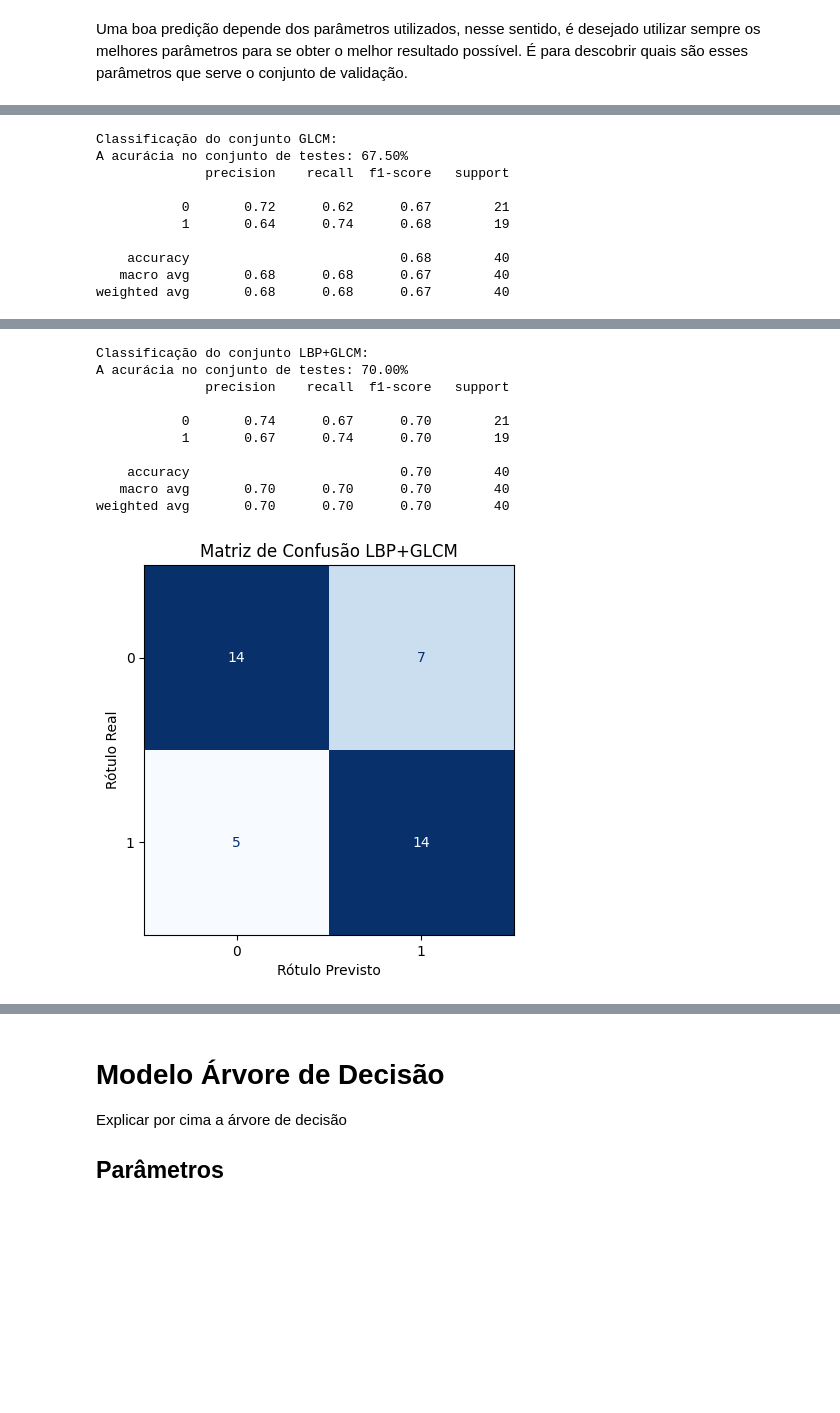
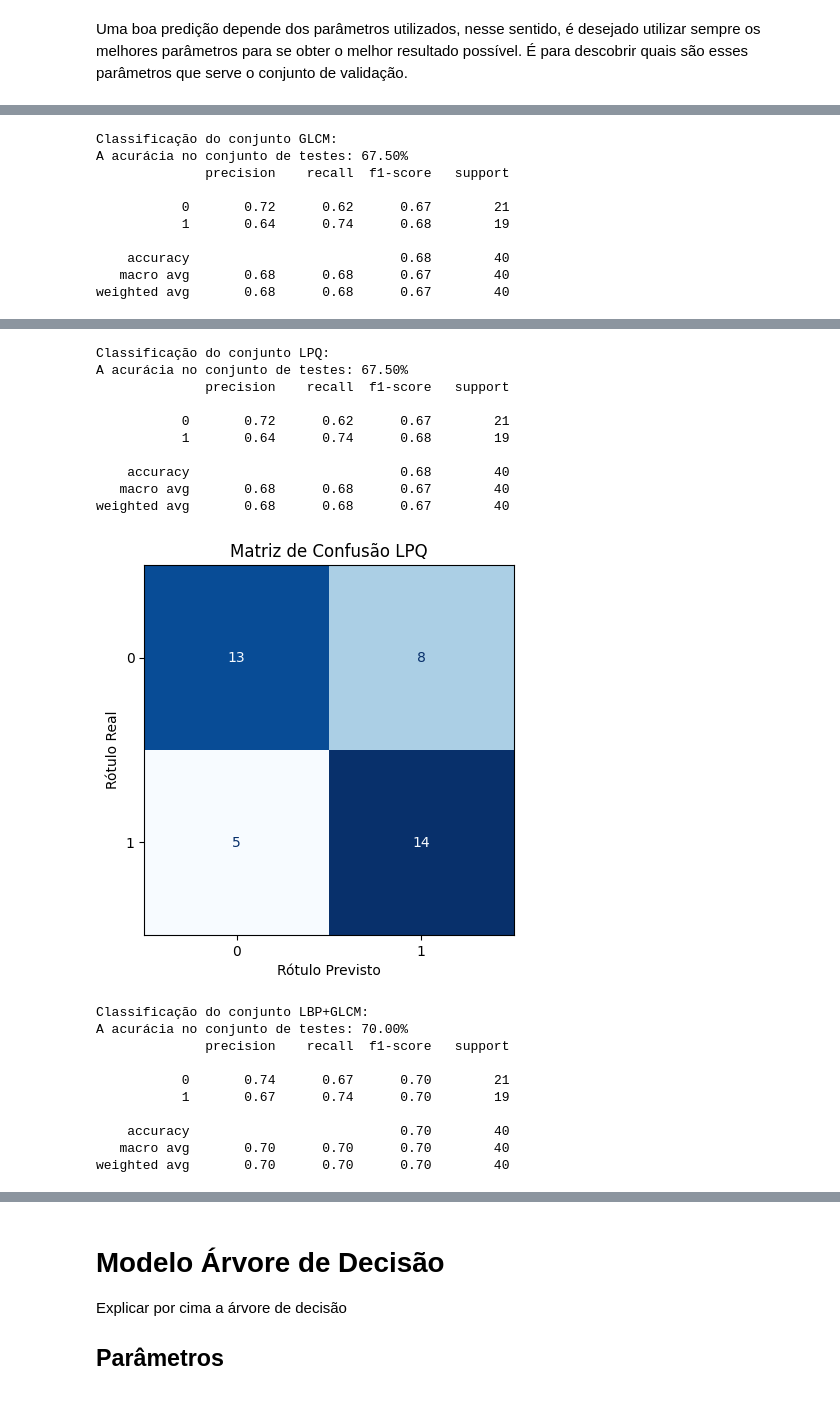
Before and after one commit to afmireski/images_classificator, a Jupyter notebook: main.ipynb, the cells around one changed output, grey strips where cells are left out. Cells and saved outputs as stored; diff of their text form; code cells hidden in the pictures; blank space fills up the shorter version.

```diff
--- a/main.ipynb
+++ b/main.ipynb
@@ -344,12 +390,19 @@ from sklearn.model_selection import train_test_split
 from sklearn.preprocessing import StandardScaler
 # %%
 # Extraí os conjuntos e os labels da estrutura de dados:
-[X_lbp, X_glcm, y] = features
+[X_lbp, X_glcm, X_lpq, y] = features
 X_lbp_glcm = np.hstack((X_lbp, X_glcm)) # Merge das duas características
+X_lbp_lpq = np.hstack((X_lbp, X_lpq)) # Merge das duas características
+X_glcm_lpq = np.hstack((X_glcm, X_lpq)) # Merge das duas características
+X_lbp_glcm_lpq = np.hstack((X_lbp, X_glcm, X_lpq)) # Merge das três características
 
 print(f"X_lbp: {X_lbp.shape}")
 print(f"X_glcm: {X_glcm.shape}")
+print(f"X_lpq: {X_lpq.shape}")
 print(f"X_lbp_glcm: {X_lbp_glcm.shape}")
+print(f"X_lbp_lpq: {X_lbp_lpq.shape}")
+print(f"X_glcm_lpq: {X_glcm_lpq.shape}")
+print(f"X_lbp_glcm_lpq: {X_lbp_glcm_lpq.shape}")
 
 def split_data(X, y, test_size=0.2, validation_size=0.2):
     # Divide dos dados em conjunto de treino e teste
@@ -376,7 +429,11 @@ def split_data(X, y, test_size=0.2, validation_size=0.2):
 
 set_lbp = split_data(X_lbp, y)
 set_glcm = split_data(X_glcm, y)
+set_lpq = split_data(X_lpq, y)
 set_lbp_glcm = split_data(X_lbp_glcm, y)
+set_lbp_lpq = split_data(X_lbp_lpq, y)
+set_glcm_lpq = split_data(X_glcm_lpq, y)
+set_lbp_glcm_lpq = split_data(X_lbp_glcm_lpq, y)
 # %% [output]
 X_lbp: (200, 59)
 X_glcm: (200, 72)
@@ -475,8 +536,20 @@ tuned_knn_lbp = tune_knn(K_ARRAY, DISTANCE_METRICS, set_lbp[0], set_lbp[1], logs
 print("\nOtimizando Conjunto GLCM:")
 tuned_knn_glcm = tune_knn(K_ARRAY, DISTANCE_METRICS, set_glcm[0], set_glcm[1], logs=show_logs)
 
+print("\nOtimizando Conjunto LPQ:")
+tuned_knn_lpq = tune_knn(K_ARRAY, DISTANCE_METRICS, set_lpq[0], set_lpq[1], logs=show_logs)
+
 print("\nOtimizando Conjunto LBP+GLCM:")
 tuned_knn_lbp_glcm = tune_knn(K_ARRAY, DISTANCE_METRICS, set_lbp_glcm[0], set_lbp_glcm[1], logs=show_logs)
+
+print("\nOtimizando Conjunto LBP+LPQ:")
+tuned_knn_lbp_lpq = tune_knn(K_ARRAY, DISTANCE_METRICS, set_lbp_lpq[0], set_lbp_lpq[1], logs=show_logs)
+
+print("\nOtimizando Conjunto GLCM+LPQ:")
+tuned_knn_glcm_lpq = tune_knn(K_ARRAY, DISTANCE_METRICS, set_glcm_lpq[0], set_glcm_lpq[1], logs=show_logs)
+
+print("\nOtimizando Conjunto LBP+GLCM+LPQ:")
+tuned_knn_lbp_glcm_lpq = tune_knn(K_ARRAY, DISTANCE_METRICS, set_lbp_glcm_lpq[0], set_lbp_glcm_lpq[1], logs=show_logs)
 # %% [output]
 Otimizando Conjunto LBP:
 Melhor combinação de parâmetros: K=7, métrica=euclidean
@@ -490,7 +575,12 @@ Melhor combinação de parâmetros: K=1, métrica=manhattan
 # Classificando o conjunto de testes
 [ad_lbp, _, _] = tuned_knn_lbp
 [knn_glcm, _, _] = tuned_knn_glcm
+[knn_lpq, _, _] = tuned_knn_lpq
 [knn_lbp_glcm, _, _] = tuned_knn_lbp_glcm
+[knn_lbp_lpq, _, _] = tuned_knn_lbp_lpq
+[knn_glcm_lpq, _, _] = tuned_knn_glcm_lpq
+[knn_lbp_glcm_lpq, _, _] = tuned_knn_lbp_glcm_lpq
+
 
 def predict_knn(knn, X, y, title=""):
     predict = knn.predict(X)
@@ -503,39 +593,61 @@ predict_knn(ad_lbp, set_lbp[2][0], set_lbp[2][1], title="LBP")
 print("Classificação do conjunto GLCM:")
 predict_knn(knn_glcm, set_glcm[2][0], set_glcm[2][1], title="GLCM")
 
+print("Classificação do conjunto LPQ:")
+predict_knn(knn_lpq, set_lpq[2][0], set_lpq[2][1], title="LPQ")
+
 print("Classificação do conjunto LBP+GLCM:")
 predict_knn(knn_lbp_glcm, set_lbp_glcm[2][0], set_lbp_glcm[2][1], title="LBP+GLCM")
+
+print("Classificação do conjunto LBP+LPQ:")
+predict_knn(knn_lbp_lpq, set_lbp_lpq[2][0], set_lbp_lpq[2][1], title="LBP+LPQ")
+
+print("Classificação do conjunto GLCM+LPQ:")
+predict_knn(knn_glcm_lpq, set_glcm_lpq[2][0], set_glcm_lpq[2][1], title="GLCM+LPQ")
+
+print("Classificação do conjunto LBP+GLCM+LPQ:")
+predict_knn(knn_lbp_glcm_lpq, set_lbp_glcm_lpq[2][0], set_lbp_glcm_lpq[2][1], title="LBP+GLCM+LPQ")
 # %% [output]
 Classificação do conjunto LBP:
 A acurácia no conjunto de testes: 60.00%
               precision    recall  f1-score   support
 
            0       0.62      0.62      0.62        21
            1       0.58      0.58      0.58        19
 
     accuracy                           0.60        40
    macro avg       0.60      0.60      0.60        40
 weighted avg       0.60      0.60      0.60        40
 [figure]
 Classificação do conjunto GLCM:
 A acurácia no conjunto de testes: 67.50%
               precision    recall  f1-score   support
 
            0       0.72      0.62      0.67        21
            1       0.64      0.74      0.68        19
 
     accuracy                           0.68        40
    macro avg       0.68      0.68      0.67        40
 weighted avg       0.68      0.68      0.67        40
 [figure]
-Classificação do conjunto LBP+GLCM:
-A acurácia no conjunto de testes: 70.00%
+Classificação do conjunto LPQ:
+A acurácia no conjunto de testes: 67.50%
               precision    recall  f1-score   support
 
-           0       0.74      0.67      0.70        21
-           1       0.67      0.74      0.70        19
+           0       0.72      0.62      0.67        21
+           1       0.64      0.74      0.68        19
 
-    accuracy                           0.70        40
-   macro avg       0.70      0.70      0.70        40
-weighted avg       0.70      0.70      0.70        40
+    accuracy                           0.68        40
+   macro avg       0.68      0.68      0.67        40
+weighted avg       0.68      0.68      0.67        40
-[figure, old version]
+[figure, new version]
+Classificação do conjunto LBP+GLCM:
+A acurácia no conjunto de testes: 70.00%
+              precision    recall  f1-score   support
+
+           0       0.74      0.67      0.70        21
+           1       0.67      0.74      0.70        19
+
+    accuracy                           0.70        40
+   macro avg       0.70      0.70      0.70        40
+weighted avg       0.70      0.70      0.70        40
```
Also changed, not shown: parts of 15 cells of this notebook, 3 other files.
